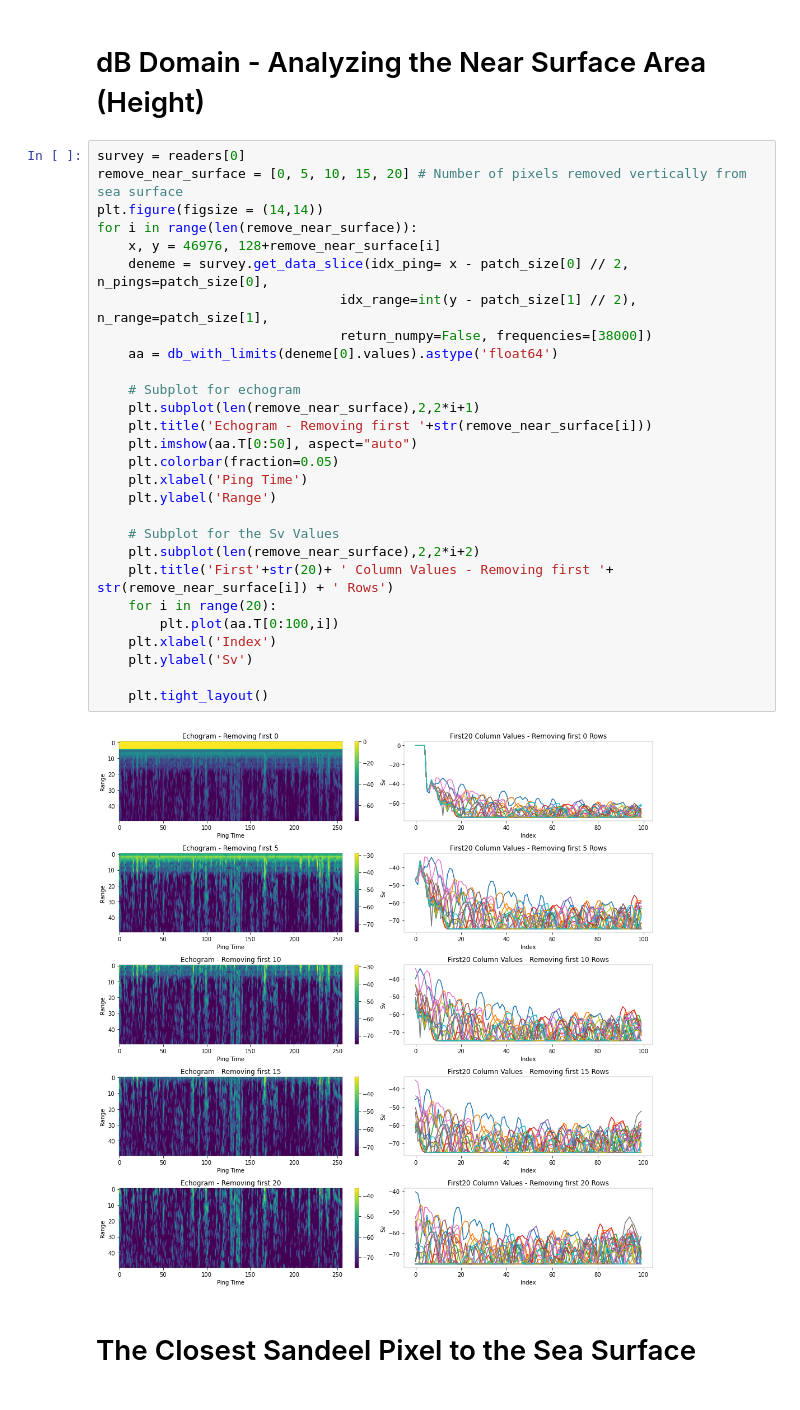
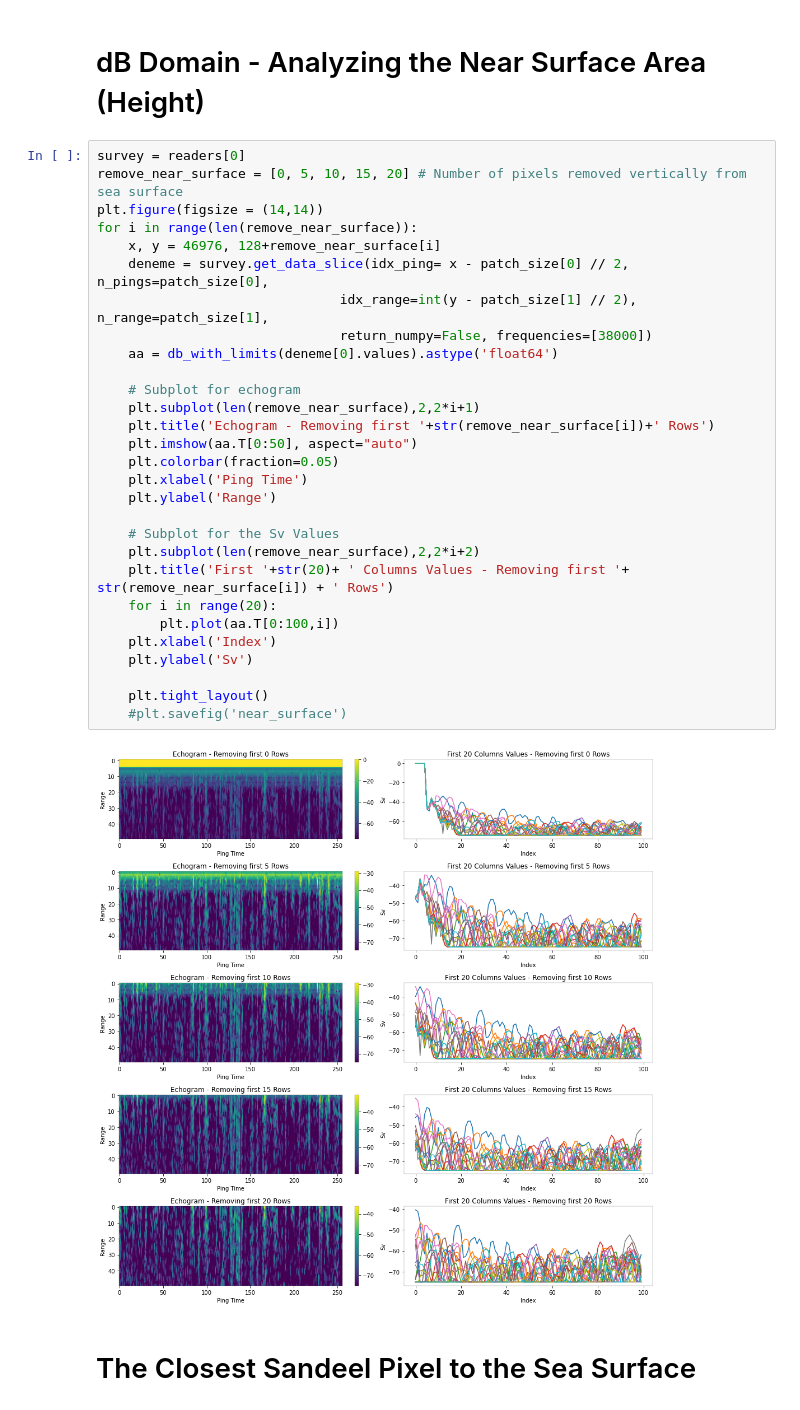
Before and after one commit to ahmetpala/UNET-Sampling, a Jupyter notebook: crimac_unet/save_Sv_patch_data_docker.ipynb, the cells around one changed output. Saved outputs shown, nothing was run; the diff lists cells and outputs as text.

```diff
--- a/crimac_unet/save_Sv_patch_data_docker.ipynb
+++ b/crimac_unet/save_Sv_patch_data_docker.ipynb
@@ -109,33 +109,34 @@ def examp_illustr(survey, x, y, fig_start=-75, fig_finish=5, s_bin=5, db_w_limit
 # %%
 survey = readers[0]
 remove_near_surface = [0, 5, 10, 15, 20] # Number of pixels removed vertically from sea surface
 plt.figure(figsize = (14,14))
 for i in range(len(remove_near_surface)):
     x, y = 46976, 128+remove_near_surface[i]
     deneme = survey.get_data_slice(idx_ping= x - patch_size[0] // 2, n_pings=patch_size[0],
                                idx_range=int(y - patch_size[1] // 2), n_range=patch_size[1],
                                return_numpy=False, frequencies=[38000])
     aa = db_with_limits(deneme[0].values).astype('float64')
 
     # Subplot for echogram
     plt.subplot(len(remove_near_surface),2,2*i+1)
-    plt.title('Echogram - Removing first '+str(remove_near_surface[i]))
+    plt.title('Echogram - Removing first '+str(remove_near_surface[i])+' Rows')
     plt.imshow(aa.T[0:50], aspect="auto")
     plt.colorbar(fraction=0.05)
     plt.xlabel('Ping Time')
     plt.ylabel('Range')
 
     # Subplot for the Sv Values
     plt.subplot(len(remove_near_surface),2,2*i+2)
-    plt.title('First'+str(20)+ ' Column Values - Removing first '+ str(remove_near_surface[i]) + ' Rows')
+    plt.title('First '+str(20)+ ' Columns Values - Removing first '+ str(remove_near_surface[i]) + ' Rows')
     for i in range(20):
         plt.plot(aa.T[0:100,i])
     plt.xlabel('Index')
     plt.ylabel('Sv')
 
     plt.tight_layout()
+    #plt.savefig('near_surface')
 # %% [output]
-[figure, old version]
+[figure, new version]
 # %% [markdown]
 # The Closest Sandeel Pixel to the Sea Surface
 # %%
```
Also changed, not shown: parts of 12 cells of this notebook.
